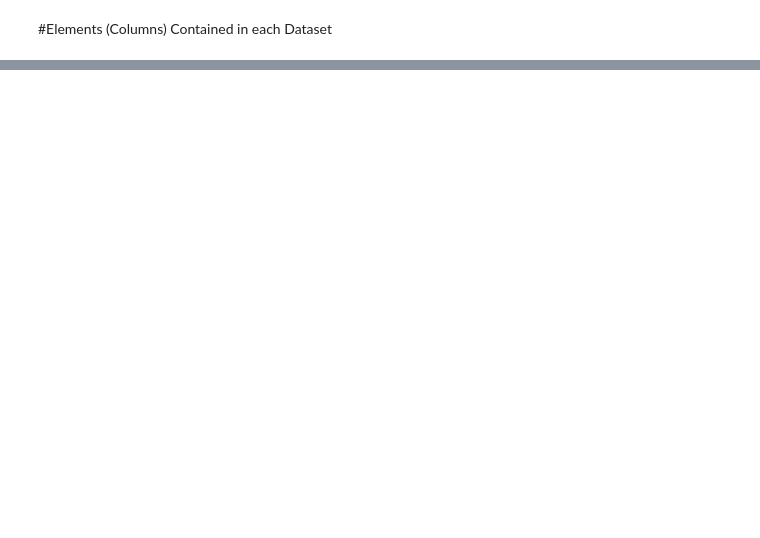
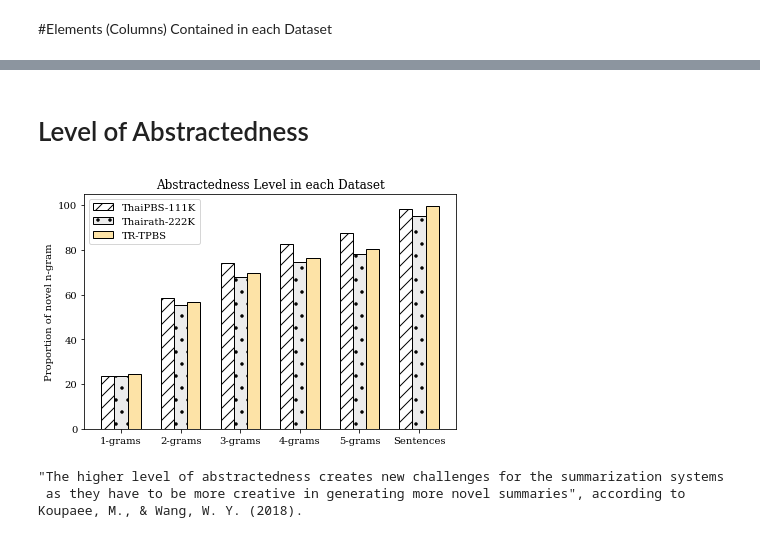
Before and after one commit to nakhunchumpolsathien/TR-TPBS, a Jupyter notebook: exploration.ipynb, the cells around one changed output, grey strips where cells are left out. Saved outputs shown, nothing was run; the diff lists cells and outputs as text; code cells hidden in the pictures; blank space fills up the shorter version.

```diff
--- a/exploration.ipynb
+++ b/exploration.ipynb
@@ -67,0 +278,29 @@ Column 'en2th' is the back-translation of 'en_summary'
+# %% [markdown]
+# Level of Abstractedness
+# %%
+# data
+labels = ['1-grams', '2-grams', '3-grams', '4-grams', '5-grams', 'Sentences']
+trtpbs = [24.53102012,56.69915252,69.68104127,76.32939739,80.20300963,99.82606719]
+tr = [23.66051313,55.44594339,68.05996836,74.38170649,78.0331832,95.09129881]
+tpbs = [23.79801516,58.54822143,73.93684608,82.50715153,87.75524999,98.46708886]
+x = np.arange(len(labels))
+width = 0.22
+fig, ax = plt.subplots()
+rects1 = ax.bar(x-width, tpbs, width, label='ThaiPBS-111K', color='#FFFFFF', hatch="//", edgecolor='black')
+rects2 = ax.bar(x, tr, width, label='Thairath-222K',color='#ececec', hatch=".", edgecolor='black' )
+rects3 = ax.bar(x+width, trtpbs , width, label='TR-TPBS', color='#fde3a7', hatch="", edgecolor='black' )
+ax.set_ylabel('Proportion of novel n-gram')
+ax.set_title('Abstractedness Level in each Dataset')
+ax.set_xticks(x)
+ax.set_xticklabels(labels)
+ax.legend()
+fig.tight_layout()
+fig1 = plt.gcf()
+plt.show()
+
+print()
+print("\"The higher level of abstractedness creates new challenges for the summarization systems \n as they have to be more creative in generating more novel summaries\", according to Koupaee, M., & Wang, W. Y. (2018).")
+# %% [output]
+[figure, added]
+"The higher level of abstractedness creates new challenges for the summarization systems
+ as they have to be more creative in generating more novel summaries", according to Koupaee, M., & Wang, W. Y. (2018).
```
Also changed, not shown: parts of 15 cells of this notebook.
